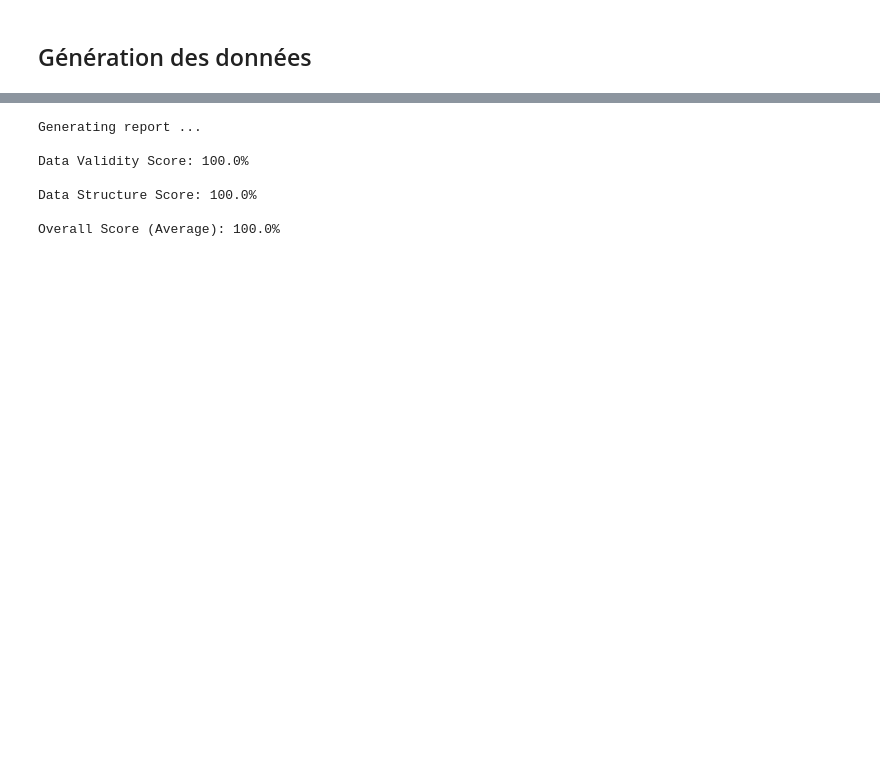
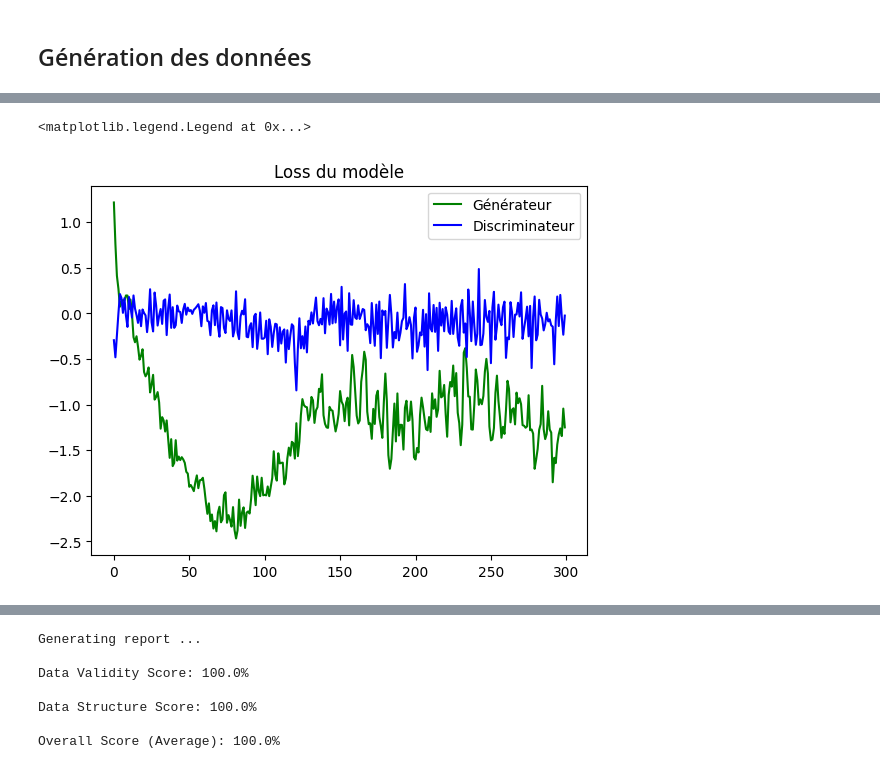
Before and after one commit to InseeFrLab/synthetic-data-sdc, a Jupyter notebook: SDV/SDV_CTGAN.ipynb, the cells around one changed output, grey strips where cells are left out. Saved outputs shown, nothing was run; the diff lists cells and outputs as text; code cells hidden in the pictures; blank space fills up the shorter version.

Commit message:
ctgan exploration

```diff
--- a/SDV/SDV_CTGAN.ipynb
+++ b/SDV/SDV_CTGAN.ipynb
@@ -55,0 +156,3 @@ KeyboardInterrupt:
+# %%
+loss = ctgan.get_loss_values()
+loss.tail()
@@ -55,0 +166,9 @@ KeyboardInterrupt:
+# %%
+fig, ax = plt.subplots()
+gen_loss, = plt.plot(loss['Epoch'], loss['Generator Loss'], color='g', label = 'Générateur')
+disc_loss, = plt.plot(loss['Epoch'], loss['Discriminator Loss'], color='b', label = 'Discriminateur')
+plt.title("Loss du modèle")
+ax.legend(handles=[gen_loss, disc_loss])
+# %% [output]
+<matplotlib.legend.Legend at 0x...>
+[figure, added]
```
Also changed, not shown: parts of 38 cells of this notebook.
